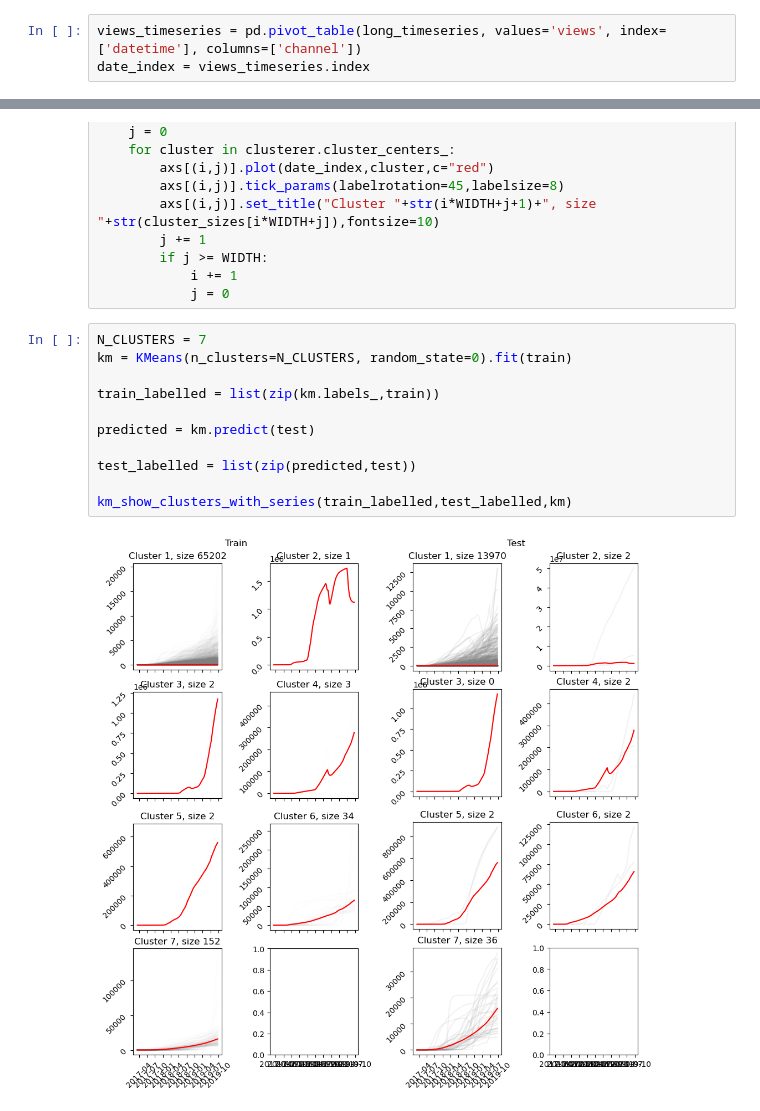
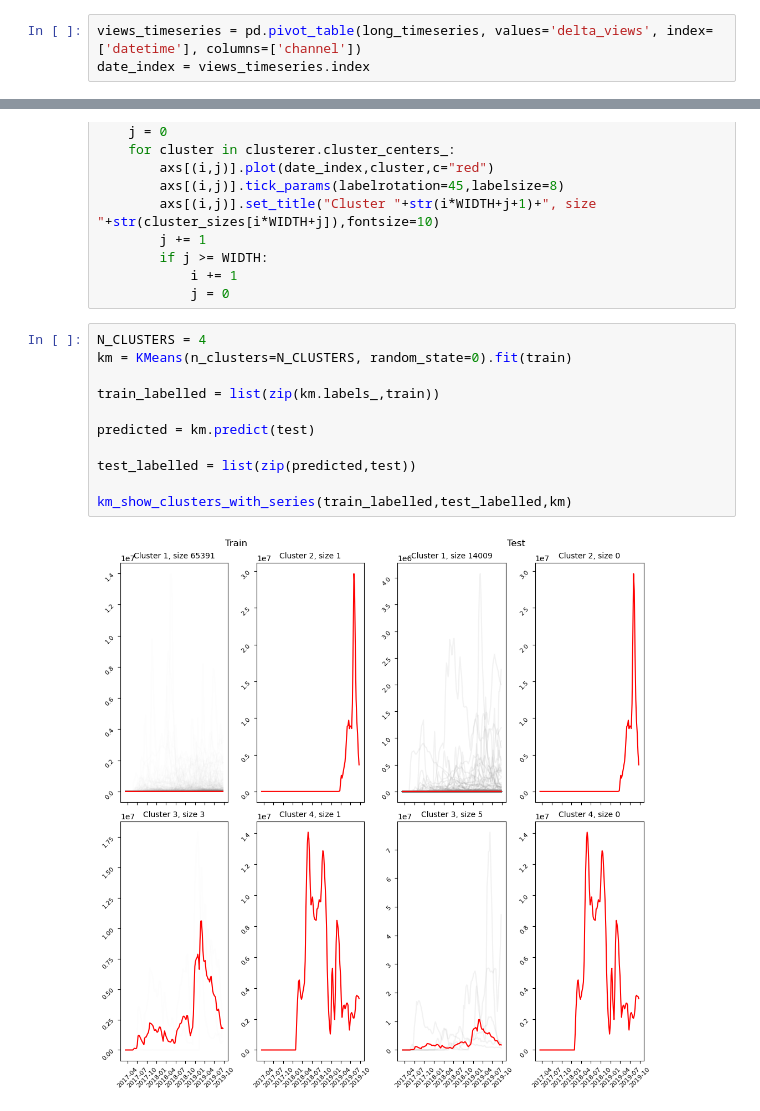
Before and after one commit to epfl-ada/ada-2022-project-pinacolada, a Jupyter notebook: notebook.ipynb, the cells around one changed output, grey strips where cells are left out. Cells and saved outputs as stored; diff of their text form.

Commit message:
Fixed clustering

```diff
--- a/notebook.ipynb
+++ b/notebook.ipynb
@@ -430,7 +430,7 @@ We tried several clustering methods wth a small sample that you can see below. F
 # %% [markdown]
 We drop the rows with NaN values to balance the dropping process : we previously dropped channels with NaN values, now we drop timestamps. Also, we can see that rows with NaN values correspond to the first and last timestamp.
 # %%
-views_timeseries = pd.pivot_table(long_timeseries, values='views', index=['datetime'], columns=['channel'])
+views_timeseries = pd.pivot_table(long_timeseries, values='delta_views', index=['datetime'], columns=['channel'])
 date_index = views_timeseries.index
 # %%
 def exp_smoothing(series,decay):
@@ -607,16 +607,16 @@ def km_show_clusters_with_series(train_labelled,test_labelled,clusterer,WIDTH=2)
             i += 1
             j = 0
 # %%
-N_CLUSTERS = 7
+N_CLUSTERS = 4
 km = KMeans(n_clusters=N_CLUSTERS, random_state=0).fit(train)
 
 train_labelled = list(zip(km.labels_,train))
 
 predicted = km.predict(test)
 
 test_labelled = list(zip(predicted,test))
 
 km_show_clusters_with_series(train_labelled,test_labelled,km)
 # %% [output]
-[figure, old version]
+[figure, new version]
 # %%
```
Also changed, not shown: parts of 36 cells of this notebook.
